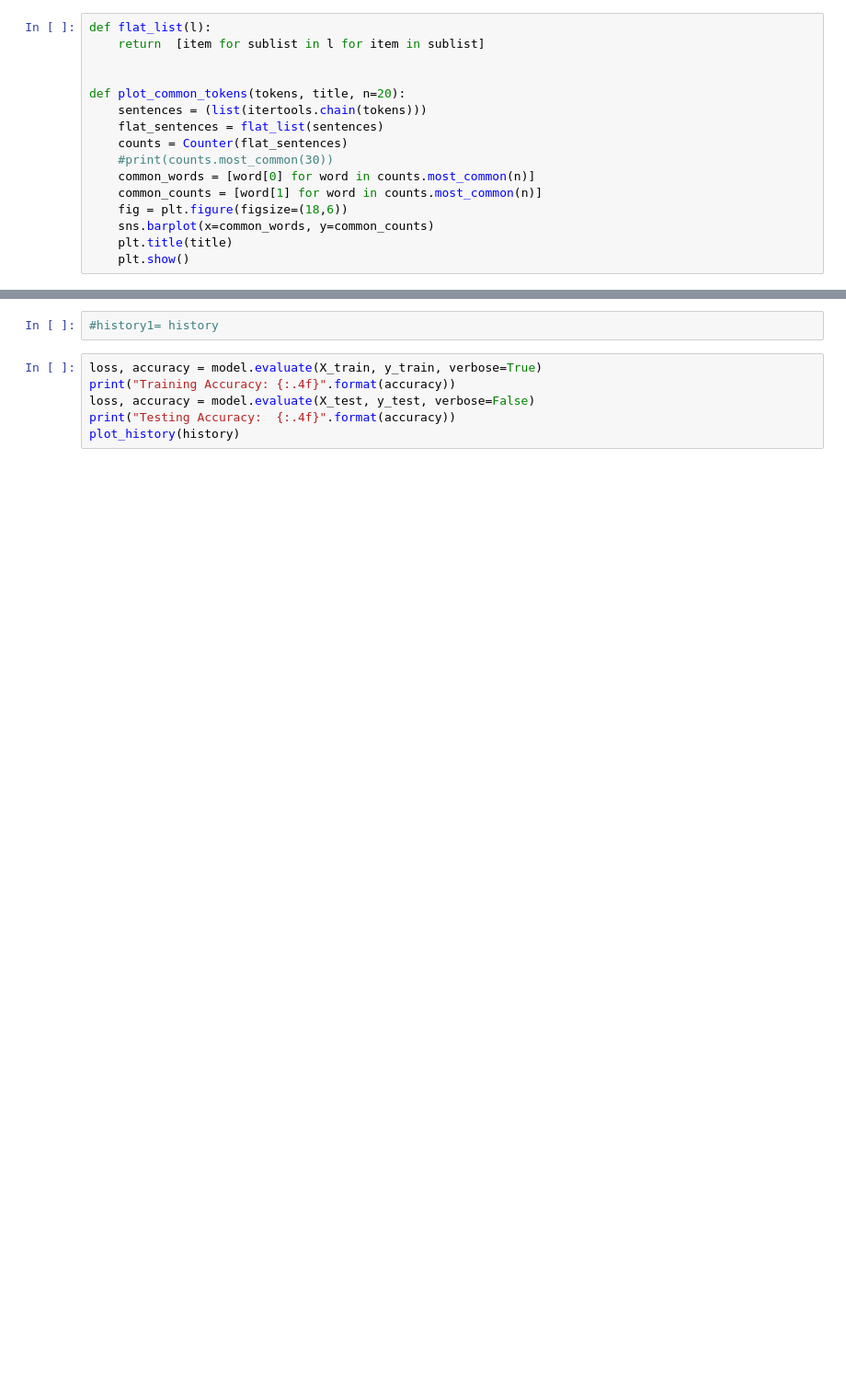
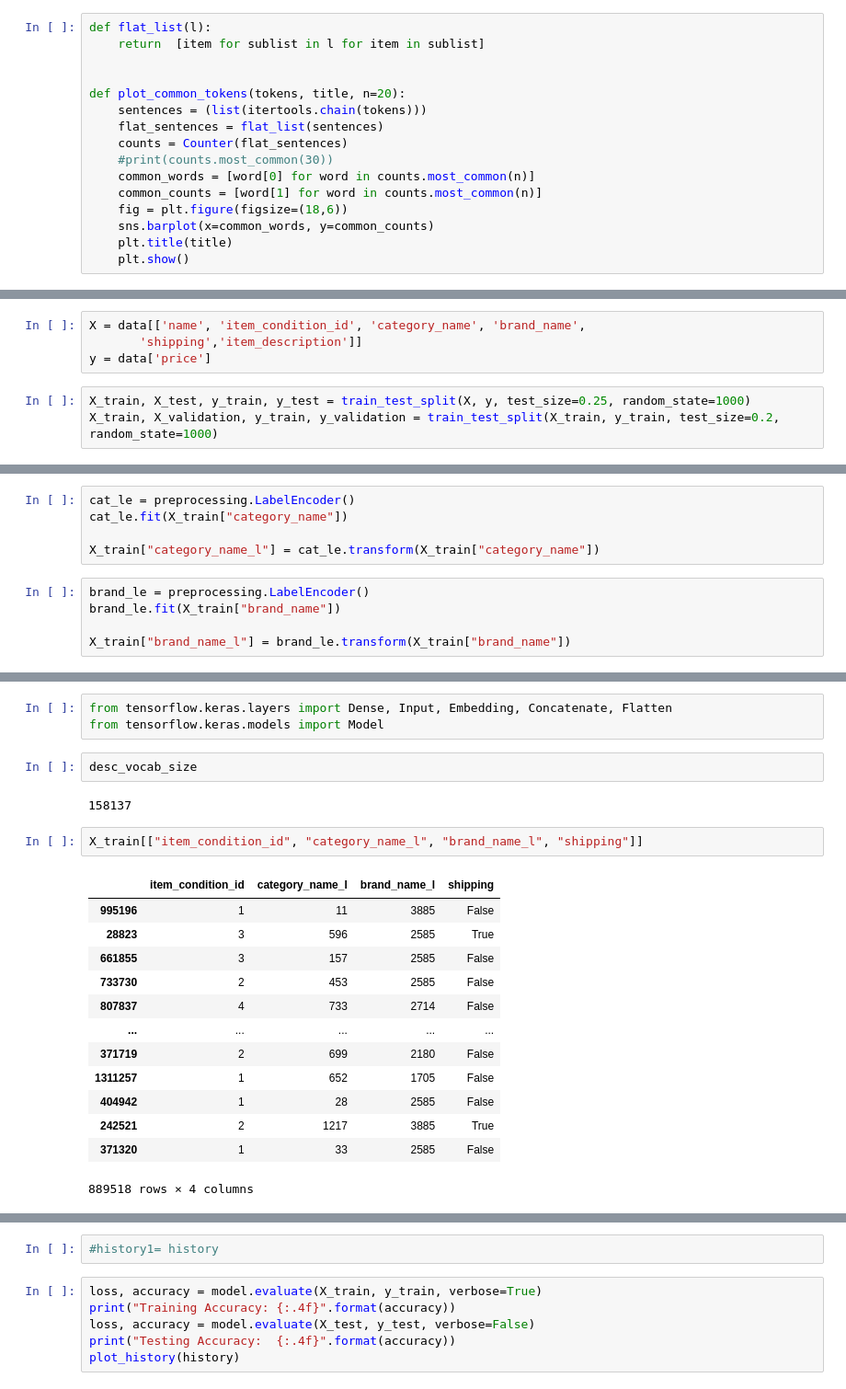
Before and after one commit to rpo19/MercariPriceSuggestionChallenge, a Jupyter notebook: MercariPrice.ipynb, the cells around one changed output, grey strips where cells are left out. Shown at 92% size. Drawn from its saved outputs; the diff is of its cells as text; blank space fills up the shorter version.

Commit message:
model branched

```diff
--- a/MercariPrice.ipynb
+++ b/MercariPrice.ipynb
@@ -362,0 +233,7 @@ history = model.fit(X_train, y_train,
+# %%
+X = data[['name', 'item_condition_id', 'category_name', 'brand_name',
+       'shipping','item_description']]
+y = data['price']
+# %%
+X_train, X_test, y_train, y_test = train_test_split(X, y, test_size=0.25, random_state=1000)
+X_train, X_validation, y_train, y_validation = train_test_split(X_train, y_train, test_size=0.2, random_state=1000)
@@ -362,0 +283,10 @@ history = model.fit(X_train, y_train,
+# %%
+cat_le = preprocessing.LabelEncoder()
+cat_le.fit(X_train["category_name"])
+
+X_train["category_name_l"] = cat_le.transform(X_train["category_name"])
+# %%
+brand_le = preprocessing.LabelEncoder()
+brand_le.fit(X_train["brand_name"])
+
+X_train["brand_name_l"] = brand_le.transform(X_train["brand_name"])
@@ -362,0 +370,23 @@ history = model.fit(X_train, y_train,
+# %%
+from tensorflow.keras.layers import Dense, Input, Embedding, Concatenate, Flatten
+from tensorflow.keras.models import Model
+# %%
+desc_vocab_size
+# %% [output]
+158137
+# %%
+X_train[["item_condition_id", "category_name_l", "brand_name_l", "shipping"]]
+# %% [output]
+|  | item_condition_id | category_name_l | brand_name_l | shipping |
+| 995196 | 1 | 11 | 3885 | False |
+| 28823 | 3 | 596 | 2585 | True |
+| 661855 | 3 | 157 | 2585 | False |
+| 733730 | 2 | 453 | 2585 | False |
+| 807837 | 4 | 733 | 2714 | False |
+| ... | ... | ... | ... | ... |
+| 371719 | 2 | 699 | 2180 | False |
+| 1311257 | 1 | 652 | 1705 | False |
+| 404942 | 1 | 28 | 2585 | False |
+| 242521 | 2 | 1217 | 3885 | True |
+| 371320 | 1 | 33 | 2585 | False |
+889518 rows × 4 columns
```
Also changed, not shown: parts of 56 cells of this notebook.
